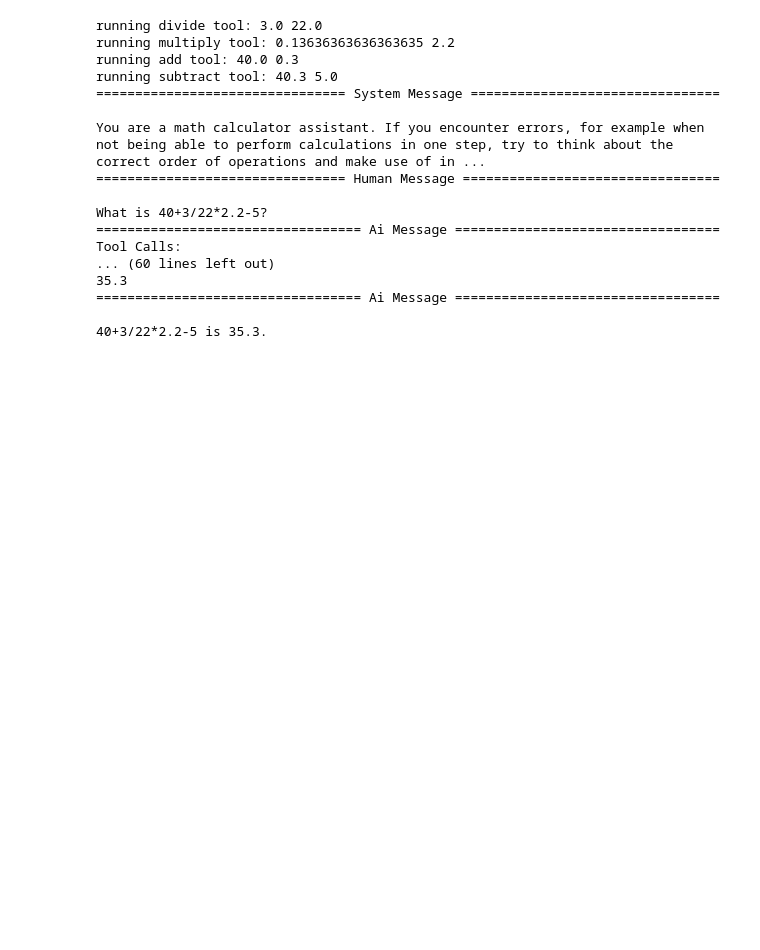
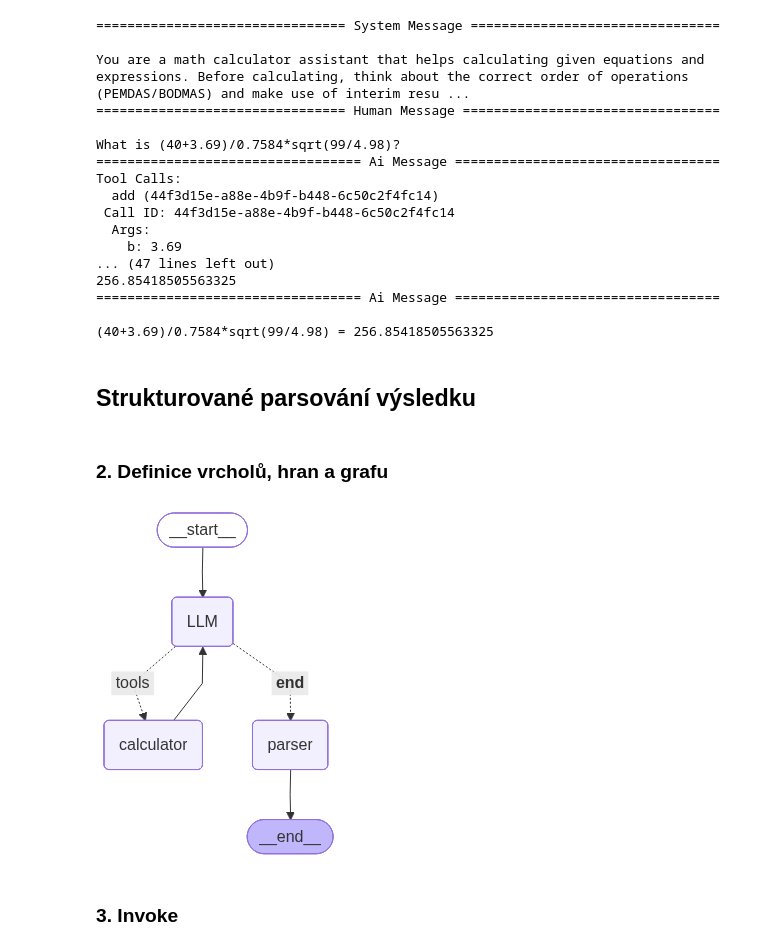
Before and after one commit to sentisso/llm-agents, a Jupyter notebook: apps/calculator.ipynb, the cells around one changed output. Drawn from its saved outputs; the diff is of its cells as text; code cells hidden in the pictures; blank space fills up the shorter version.

```diff
--- a/apps/calculator.ipynb
+++ b/apps/calculator.ipynb
@@ -3,15 +3,21 @@ import os
 from langchain.chat_models import init_chat_model
 from dotenv import load_dotenv
 from typing import Annotated
-
+from typing import Literal
+from pydantic import Field
+import math
 from langchain_core.runnables import RunnableConfig
 from langchain_core.tools import BaseTool, BaseToolkit, tool
-from langgraph.checkpoint.postgres import PostgresSaver
 from langgraph.prebuilt import tools_condition, ToolNode
 from pydantic import BaseModel
 from typing_extensions import TypedDict
 from langgraph.graph import StateGraph, START, END
 from IPython.display import Image, display
 from langgraph.graph.message import MessagesState, add_messages
+from langchain_core.messages import HumanMessage, SystemMessage
 
 load_dotenv()
+
+os.environ["LANGSMITH_PROJECT"] = "calculator"
+
+mermaid_url = 'http://localhost:3000'
@@ -125,36 +174,30 @@ graph
 # %%
 from langchain_core.messages import HumanMessage, SystemMessage
 
-config = RunnableConfig(
-    configurable={'my_configurable_param': 'pufkova mama', "thread_id": '12'}
+response = graph.invoke(
+    {"messages": [
+        SystemMessage("You are a math calculator assistant that helps calculating given equations and expressions. Before calculating, think about the correct order of operations (PEMDAS/BODMAS) and make use of interim results."),
+        HumanMessage("What is (40+3.69)/0.7584*sqrt(99/4.98)?")
+    ]},
 )
 
-response = graph.invoke(
-    {"messages": [
-        SystemMessage("You are a math calculator assistant. If you encounter errors, for example when not being able to perform calculations in one step, try to think about the correct order of operations and make use of interim results."),
-
-
-        HumanMessage("What is 40+3/22*2.2-5?")
-    ]},
-    config=config
-)
 for message in response["messages"]:
     message.pretty_print()
 # %% [output]
-running divide tool: 3.0 22.0
-running multiply tool: 0.13636363636363635 2.2
-running add tool: 40.0 0.3
-running subtract tool: 40.3 5.0
 ================================ System Message ================================
 
-You are a math calculator assistant. If you encounter errors, for example when not being able to perform calculations in one step, try to think about the correct order of operations and make use of in ...
+You are a math calculator assistant that helps calculating given equations and expressions. Before calculating, think about the correct order of operations (PEMDAS/BODMAS) and make use of interim resu ...
 ================================ Human Message =================================
 
-What is 40+3/22*2.2-5?
+What is (40+3.69)/0.7584*sqrt(99/4.98)?
 ================================== Ai Message ==================================
 Tool Calls:
-... (60 lines left out)
-35.3
+  add (44f3d15e-a88e-4b9f-b448-6c50c2f4fc14)
+ Call ID: 44f3d15e-a88e-4b9f-b448-6c50c2f4fc14
+  Args:
+    b: 3.69
+... (47 lines left out)
+256.85418505563325
 ================================== Ai Message ==================================
 
-40+3/22*2.2-5 is 35.3.
+(40+3.69)/0.7584*sqrt(99/4.98) = 256.85418505563325
@@ -167,0 +204,4 @@ for message in response["messages"]:
+# %% [markdown]
+## Strukturované parsování výsledku
+# %% [markdown]
+### 2. Definice vrcholů, hran a grafu
@@ -167,0 +244,26 @@ for message in response["messages"]:
+# %%
+graph_builder = (
+    StateGraph(AgentState)
+    # nodes
+    .add_node("LLM", invoke_llm_node)
+    .add_node("calculator", ToolNode(calculator_toolkit.get_tools()))
+    .add_node("parser", parse_results_node)
+    # edges
+    .add_edge(START, "LLM")
+    .add_conditional_edges(
+        "LLM", tools_condition,
+        {"tools": "calculator", END: "parser"}
+    )
+    .add_edge("calculator", "LLM")
+    .add_edge("parser", END)
+)
+
+# kompilace grafu
+graph = graph_builder.compile()
+
+# vizualizace
+Image(graph.get_graph().draw_mermaid_png(base_url=mermaid_url))
+# %% [output]
+[figure, added]
+# %% [markdown]
+### 3. Invoke
```
Also changed, not shown: parts of 22 cells of this notebook, 2 other files.
